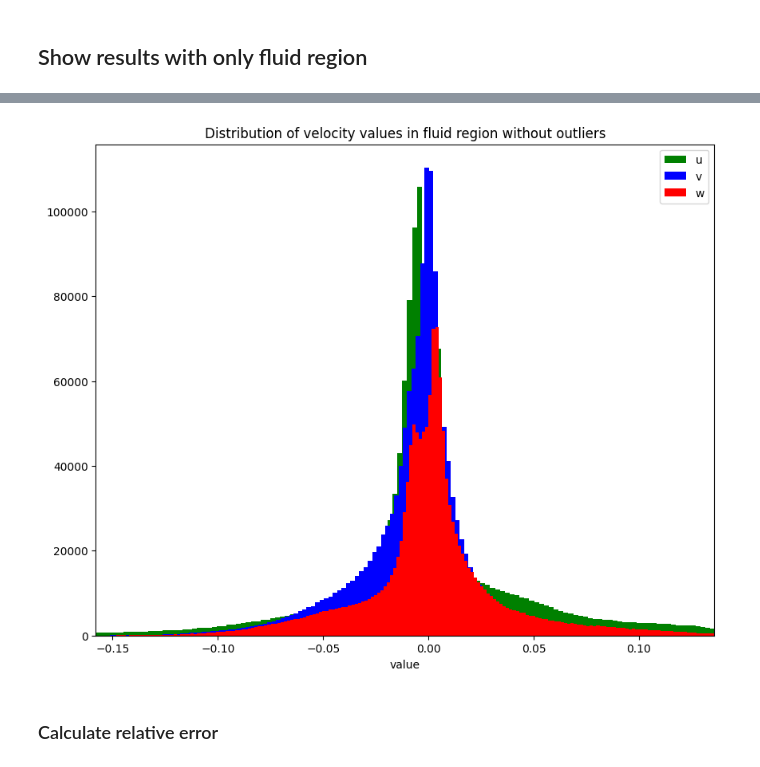
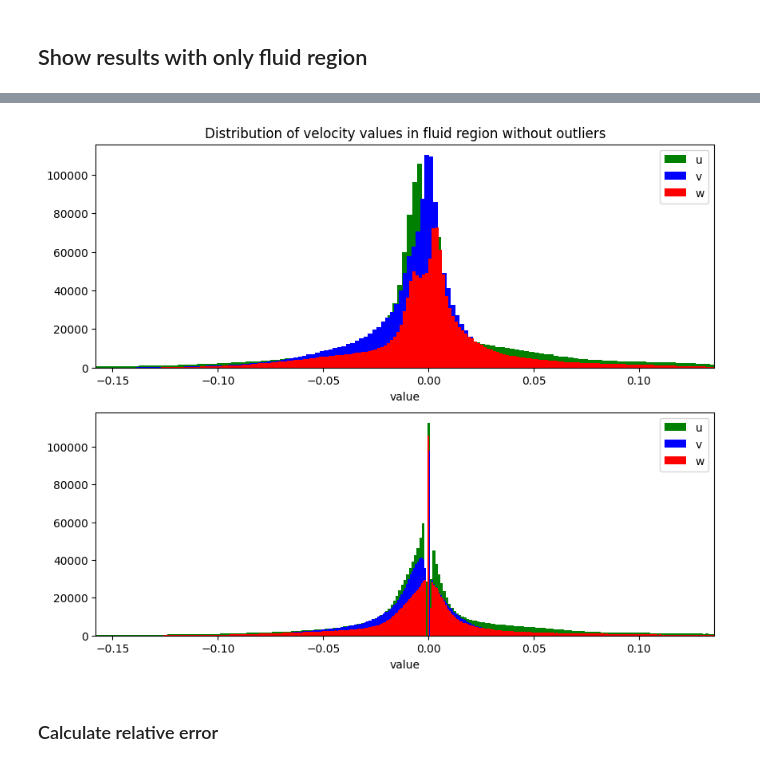
Before and after one commit to PiaaCaa/4DFlowNet, a Jupyter notebook: src/evaluate_plots.ipynb, the cells around one changed output, grey strips where cells are left out. Drawn from its saved outputs; the diff is of its cells as text; code cells hidden in the pictures.

```diff
--- a/src/evaluate_plots.ipynb
+++ b/src/evaluate_plots.ipynb
@@ -28,7 +34,7 @@ model_dir = '../models'
 #filenames
 gt_filename = f'M{data_model}_2mm_step5_static.h5'
 lr_filename = f'M{data_model}_2mm_step5_static_TLR.h5'
-result_filename = f'{set_name}set_result_model{data_model}_2_{model_name[-4::]}_temporal_new.h5'
+result_filename = f'{set_name}set_result_model{data_model}_2_{model_name[-4::]}_temporal_.h5'
 evaluation_filename = f'eval_rel_err_{data_model}_2_{model_name[-4::]}_temporal.h5'
 model_filename = f'Temporal4DFlowNet_{model_name}/Temporal4DFlowNet-best.h5'
 
@@ -76,9 +82,5 @@ with h5py.File(res_filepath, mode = 'r' ) as h_pred:
                 pred[f'{vel}_fluid'] = np.multiply(pred[vel], temporal_mask)
                 lr[f'{vel}_fluid'] = np.multiply(lr[vel], temporal_mask[::2, :, :, :])
                 gt[f'{vel}_fluid'] = np.multiply(gt[vel], temporal_mask)
-
-
-
-print()
 # %% [markdown]
 ### Create interpolation data from low resolution data
@@ -182,14 +245,56 @@ interactive(children=(IntSlider(value=5, description='frame', max=19), IntSlider
 # %%
-plt.hist(gt["u"][np.where(temporal_mask !=0)].flatten(), bins = 1000, color='g', label = 'u')
-plt.hist(gt["v"][np.where(temporal_mask !=0)].flatten(), bins = 1000,  color='b', label = 'v')
-plt.hist(gt["w"][np.where(temporal_mask !=0)].flatten(), bins = 1000,  color='r', label = 'w')
-plt.xlim(np.quantile(gt["u"][np.where(temporal_mask !=0)].flatten(), 0.01), np.quantile(gt["u"][np.where(temporal_mask !=0)].flatten(), 0.99))
-plt.xlabel('value')
-plt.xlabel('value')
-plt.title("Distribution of velocity values in fluid region without outliers")
-plt.legend()
-plt.show()
+compare_velocitywise = True
+
+
+if compare_velocitywise:
+
+    plt.subplot(2,1, 1)
+    plt.hist(gt["u"][np.where(temporal_mask !=0)].flatten(), bins = 1000, color='g', label = 'u')
+    plt.hist(gt["v"][np.where(temporal_mask !=0)].flatten(), bins = 1000,  color='b', label = 'v')
+    plt.hist(gt["w"][np.where(temporal_mask !=0)].flatten(), bins = 1000,  color='r', label = 'w')
+    plt.xlim(np.quantile(gt["u"][np.where(temporal_mask !=0)].flatten(), 0.01), np.quantile(gt["u"][np.where(temporal_mask !=0)].flatten(), 0.99))
+    plt.xlabel('value')
+    plt.xlabel('value')
+    plt.title("Distribution of velocity values in fluid region without outliers")
+    plt.legend()
+
+    plt.subplot(2,1, 2)
+    plt.hist(pred["u"][np.where(temporal_mask !=0)].flatten(), bins = 1000, color='g', label = 'u')
+    plt.hist(pred["v"][np.where(temporal_mask !=0)].flatten(), bins = 1000,  color='b', label = 'v')
+    plt.hist(pred["w"][np.where(temporal_mask !=0)].flatten(), bins = 1000,  color='r', label = 'w')
+    plt.xlim(np.quantile(gt["u"][np.where(temporal_mask !=0)].flatten(), 0.01), np.quantile(gt["u"][np.where(temporal_mask !=0)].flatten(), 0.99))
+    plt.xlabel('value')
+    plt.xlabel('value')
+    #plt.title("Distribution of velocity values in fluid region without outliers")
+    plt.legend()
+    plt.show()
+
+else:
+    plt.subplot(1, 3, 1)
+    plt.hist(gt["u"][np.where(temporal_mask !=0)].flatten(), bins = 1000, color='black', label = 'u')
+    plt.hist(pred["u"][np.where(temporal_mask !=0)].flatten(), bins = 1000, color='g', label = 'u predicted')
+    plt.xlim(np.quantile(gt["u"][np.where(temporal_mask !=0)].flatten(), 0.01), np.quantile(gt["u"][np.where(temporal_mask !=0)].flatten(), 0.99))
+    plt.xlabel('value')
+    plt.title("Distribution of velocity values in fluid region without outliers")
+    plt.legend()
+
+    plt.subplot(1, 3, 2)
+    plt.hist(gt["v"][np.where(temporal_mask !=0)].flatten(), bins = 1000,  color='black', label = 'v')
+    plt.hist(pred["v"][np.where(temporal_mask !=0)].flatten(), bins = 1000,  color='b', label = 'v predicted')
+    plt.xlim(np.quantile(gt["v"][np.where(temporal_mask !=0)].flatten(), 0.01), np.quantile(gt["v"][np.where(temporal_mask !=0)].flatten(), 0.99))
+    plt.legend()
+    plt.xlabel('value')
+
+    plt.subplot(1, 3, 3)
+    plt.hist(gt["w"][np.where(temporal_mask !=0)].flatten(), bins = 1000,  color='black', label = 'w')
+    plt.hist(pred["w"][np.where(temporal_mask !=0)].flatten(), bins = 1000,  color='r', label = 'w predicted')
+    plt.xlim(np.quantile(gt["w"][np.where(temporal_mask !=0)].flatten(), 0.01), np.quantile(gt["w"][np.where(temporal_mask !=0)].flatten(), 0.99))
+    plt.xlabel('value')
+    #plt.title("Distribution of velocity values in fluid region without outliers")
+    plt.legend()
+    plt.tight_layout()
+    plt.show()
 # %% [output]
-[figure, old version]
+[figure, new version]
 # %% [markdown]
 ### Calculate relative error
```
Also changed, not shown: parts of 15 cells of this notebook, 2 other files.
